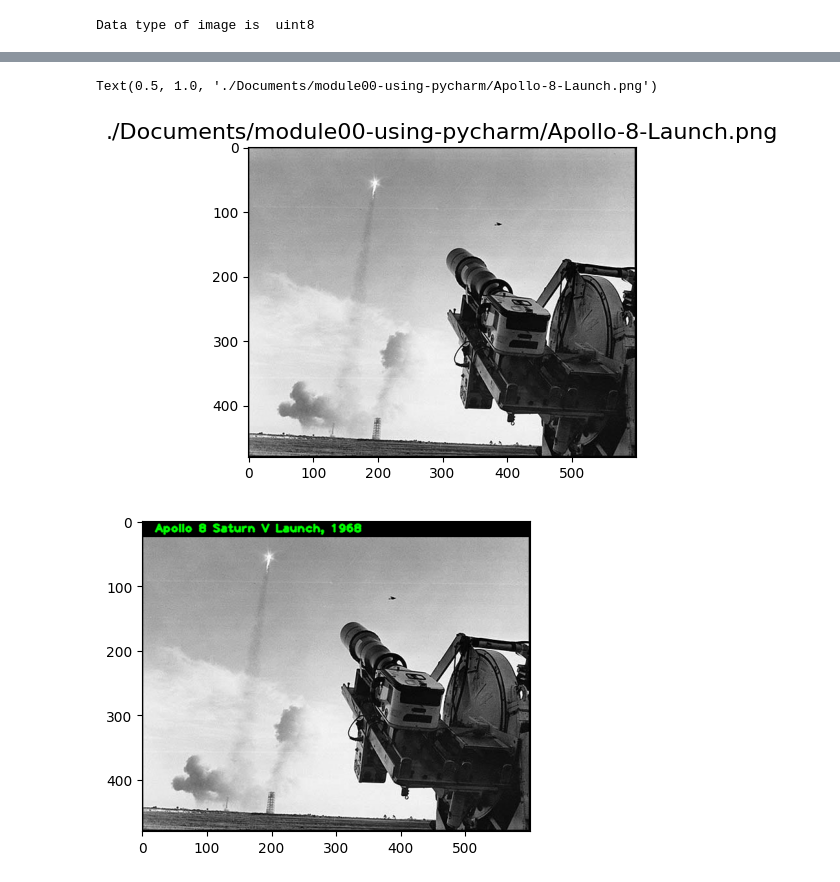
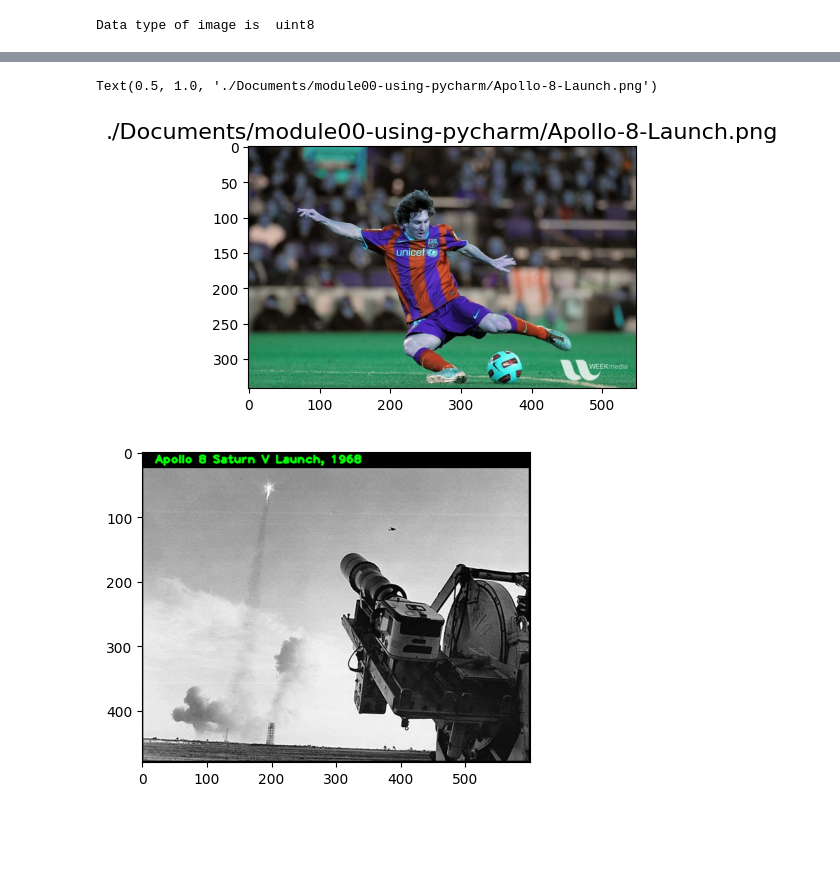
Before and after one commit to XabierFernandez/MyPythonProjects, a Jupyter notebook: JupyterNotebooks/test_opencv.ipynb, the cells around one changed output, grey strips where cells are left out. Drawn from its saved outputs; the diff is of its cells as text; code cells hidden in the pictures; blank space fills up the shorter version.

```diff
--- a/JupyterNotebooks/test_opencv.ipynb
+++ b/JupyterNotebooks/test_opencv.ipynb
@@ -79,11 +68,11 @@ plt.imshow(MNIST_3_img, cmap='gray')
 # %%
-image = cv2.imread('./Documents/module00-using-pycharm/Apollo-8-Launch.jpg')
+image = cv2.imread('messi5.jpg')
 plt.figure(figsize=[5, 5])
 plt.imshow(image)
 plt.title('./Documents/module00-using-pycharm/Apollo-8-Launch.png', fontsize=16)
 # %% [output]
 Text(0.5, 1.0, './Documents/module00-using-pycharm/Apollo-8-Launch.png')
-[figure, old version]
+[figure, new version]
 # %%
 def drawBannerText(frame, text, banner_height_percent=0.05, text_color=(0, 255, 0)):
     # Draw a black filled banner across the top of the image frame.
```
Also changed, not shown: parts of 4 cells of this notebook, 24 other files.
